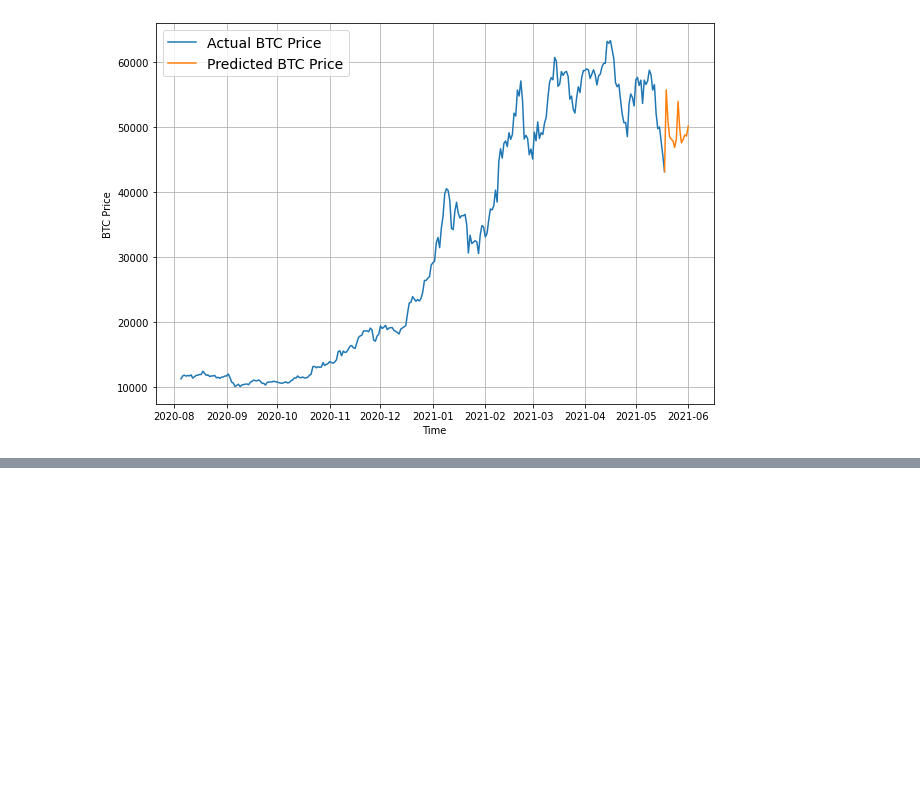
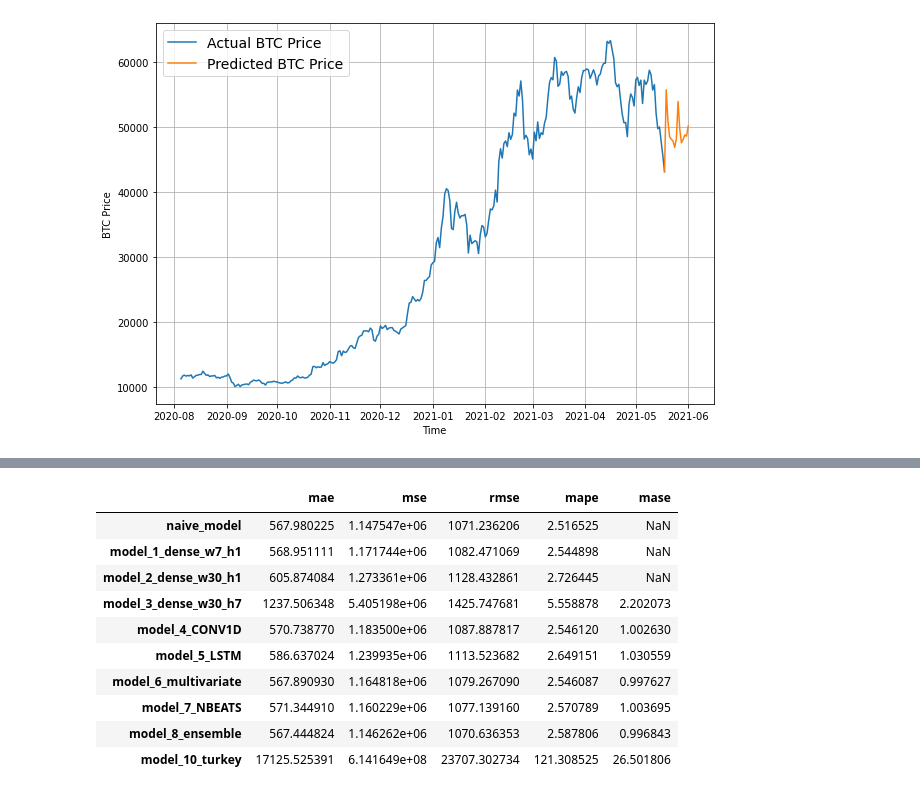
Before and after one commit to Krykiet/TF_training, a Jupyter notebook: 10_time_series.ipynb, the cells around one changed output, grey strips where cells are left out. Saved outputs shown, nothing was run; the diff lists cells and outputs as text; code cells hidden in the pictures; blank space fills up the shorter version.

```diff
--- a/10_time_series.ipynb
+++ b/10_time_series.ipynb
@@ -2234,0 +2391,14 @@ plot_time_series(next_time_steps, future_forecast, format="-", label="Predicted
+# %%
+model_results
+# %% [output]
+|  | mae | mse | rmse | mape | mase |
+| naive_model | 567.980225 | 1.147547e+06 | 1071.236206 | 2.516525 | NaN |
+| model_1_dense_w7_h1 | 568.951111 | 1.171744e+06 | 1082.471069 | 2.544898 | NaN |
+| model_2_dense_w30_h1 | 605.874084 | 1.273361e+06 | 1128.432861 | 2.726445 | NaN |
+| model_3_dense_w30_h7 | 1237.506348 | 5.405198e+06 | 1425.747681 | 5.558878 | 2.202073 |
+| model_4_CONV1D | 570.738770 | 1.183500e+06 | 1087.887817 | 2.546120 | 1.002630 |
+| model_5_LSTM | 586.637024 | 1.239935e+06 | 1113.523682 | 2.649151 | 1.030559 |
+| model_6_multivariate | 567.890930 | 1.164818e+06 | 1079.267090 | 2.546087 | 0.997627 |
+| model_7_NBEATS | 571.344910 | 1.160229e+06 | 1077.139160 | 2.570789 | 1.003695 |
+| model_8_ensemble | 567.444824 | 1.146262e+06 | 1070.636353 | 2.587806 | 0.996843 |
+| model_10_turkey | 17125.525391 | 6.141649e+08 | 23707.302734 | 121.308525 | 26.501806 |
```
Also changed, not shown: parts of 58 cells of this notebook.
